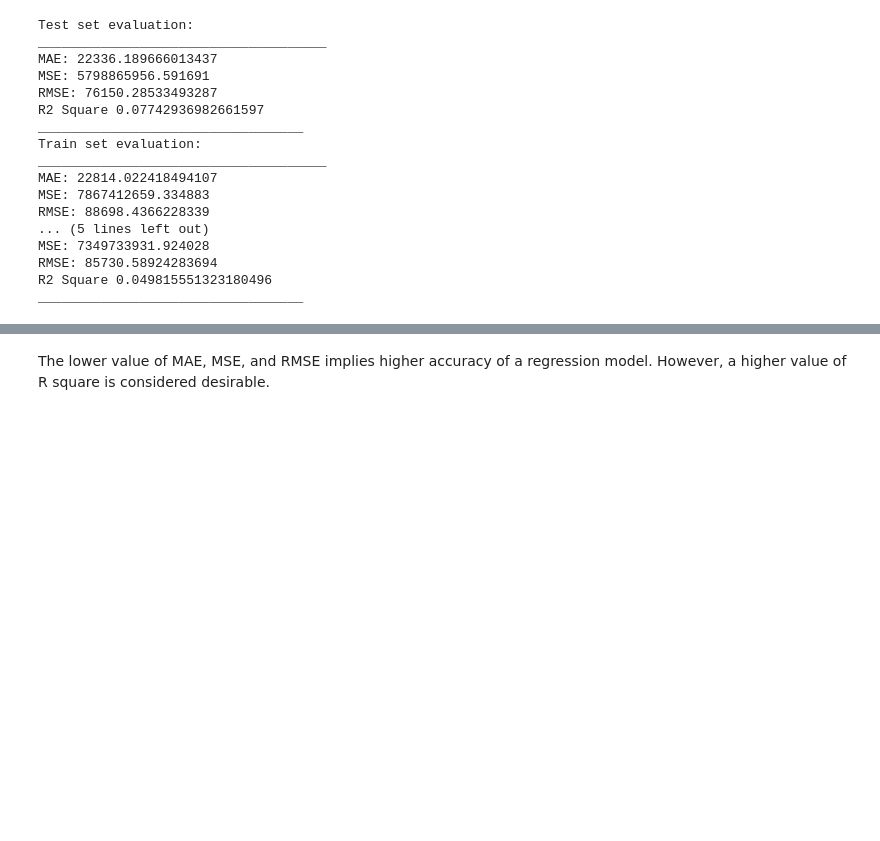
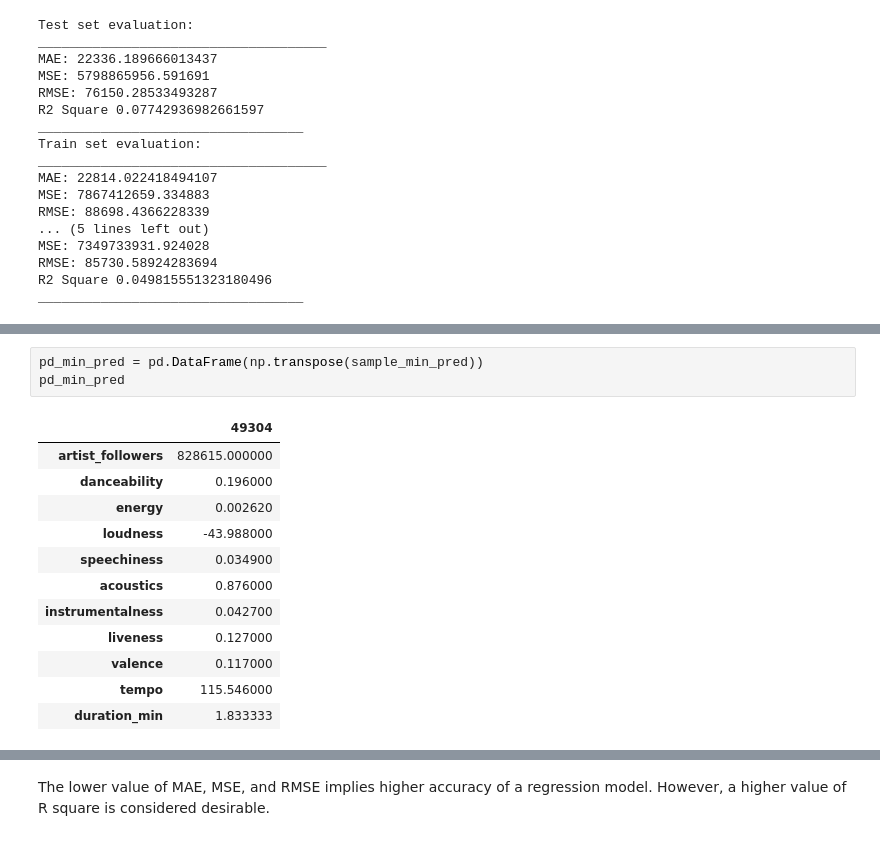
Before and after one commit to MaxiTrien/spotify-data-science-project, a Jupyter notebook: spotify-songs-pred-popularity.ipynb, the cells around one changed output, grey strips where cells are left out. Drawn from its saved outputs; the diff is of its cells as text; blank space fills up the shorter version.

```diff
--- a/spotify-songs-pred-popularity.ipynb
+++ b/spotify-songs-pred-popularity.ipynb
@@ -446,0 +468,16 @@ __________________________________
+# %%
+pd_min_pred = pd.DataFrame(np.transpose(sample_min_pred))
+pd_min_pred
+# %% [output]
+|  | 49304 |
+| artist_followers | 828615.000000 |
+| danceability | 0.196000 |
+| energy | 0.002620 |
+| loudness | -43.988000 |
+| speechiness | 0.034900 |
+| acoustics | 0.876000 |
+| instrumentalness | 0.042700 |
+| liveness | 0.127000 |
+| valence | 0.117000 |
+| tempo | 115.546000 |
+| duration_min | 1.833333 |
```
Also changed, not shown: parts of 3 cells of this notebook, 1 other file.
